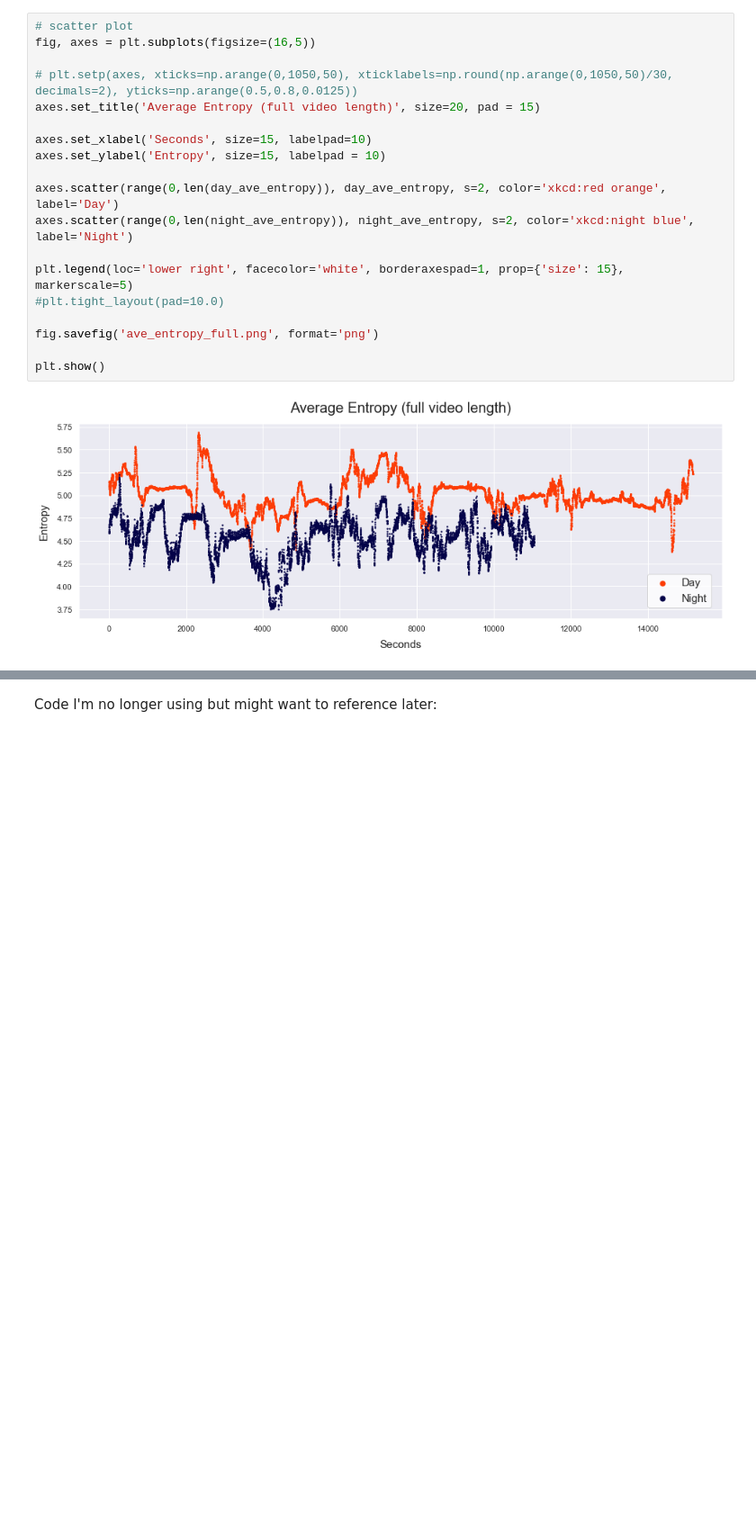
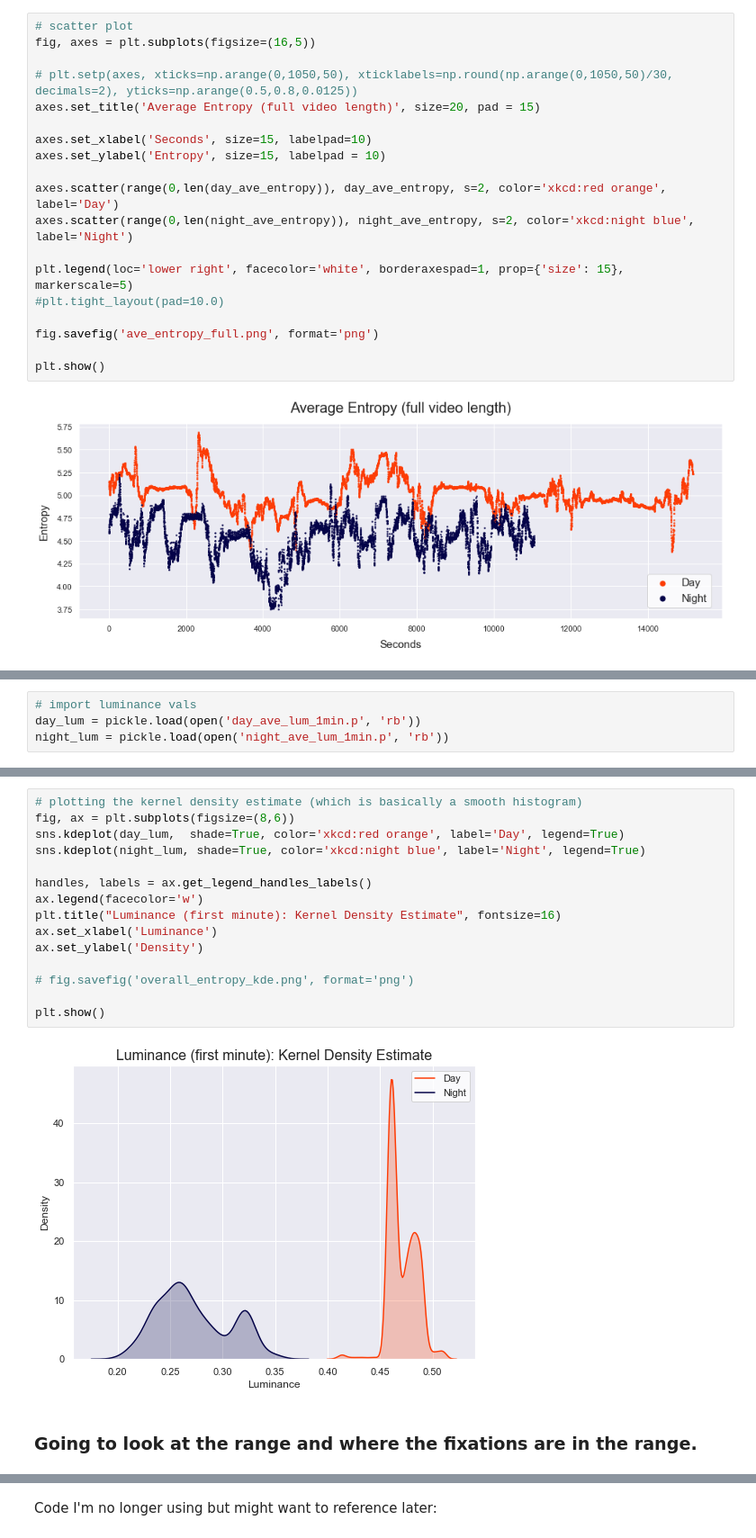
Before and after one commit to sydneykessler/street_view, a Jupyter notebook: entropy_plots.ipynb, the cells around one changed output, grey strips where cells are left out. Shown: that part at 90% size. Cells and saved outputs as stored; diff of their text form; blank space fills up the shorter version.

```diff
--- a/entropy_plots.ipynb
+++ b/entropy_plots.ipynb
@@ -257,0 +273,4 @@ plt.show()
+# %%
+# import luminance vals
+day_lum = pickle.load(open('day_ave_lum_1min.p', 'rb'))
+night_lum = pickle.load(open('night_ave_lum_1min.p', 'rb'))
@@ -257,0 +289,19 @@ plt.show()
+# %%
+# plotting the kernel density estimate (which is basically a smooth histogram)
+fig, ax = plt.subplots(figsize=(8,6))
+sns.kdeplot(day_lum,  shade=True, color='xkcd:red orange', label='Day', legend=True)
+sns.kdeplot(night_lum, shade=True, color='xkcd:night blue', label='Night', legend=True)
+
+handles, labels = ax.get_legend_handles_labels()
+ax.legend(facecolor='w')
+plt.title("Luminance (first minute): Kernel Density Estimate", fontsize=16)
+ax.set_xlabel('Luminance')
+ax.set_ylabel('Density')
+
+# fig.savefig('overall_entropy_kde.png', format='png')
+
+plt.show()
+# %% [output]
+[figure, added]
+# %% [markdown]
+### Going to look at the range and where the fixations are in the range.
```
Also changed, not shown: parts of 20 cells of this notebook, 6 other files.
